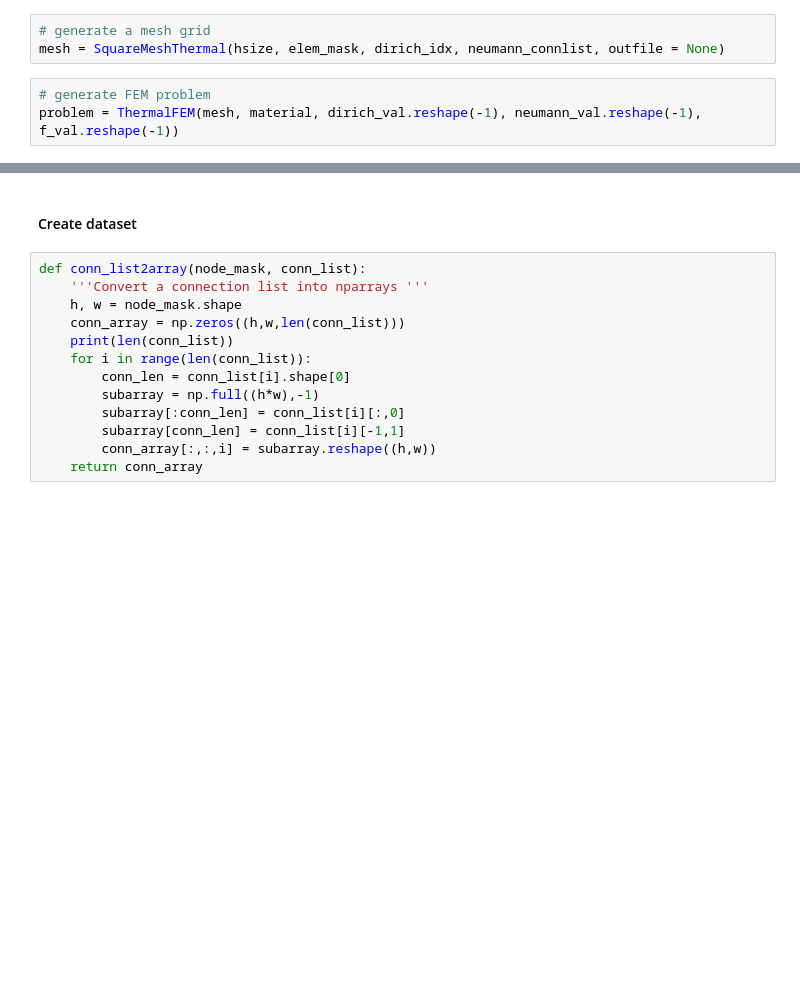
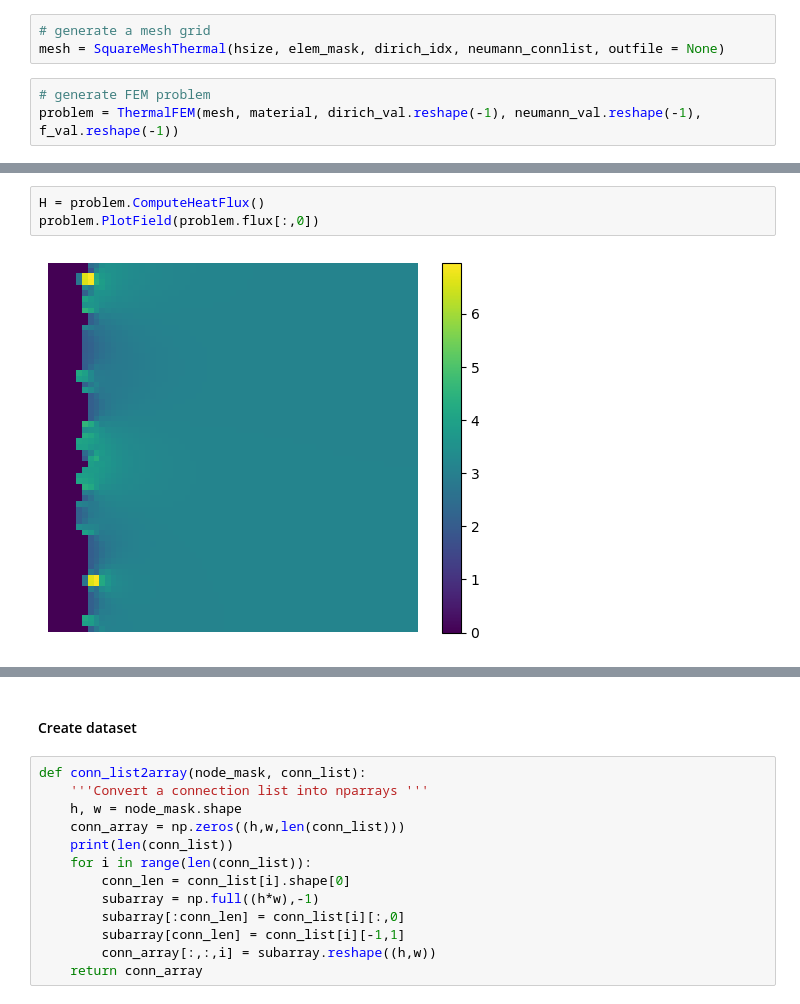
Before and after one commit to ymlasu/MFEA-Net, a Jupyter notebook: data/thermal_Ti64.ipynb, the cells around one changed output, grey strips where cells are left out. Drawn from its saved outputs; the diff is of its cells as text; blank space fills up the shorter version.

```diff
--- a/data/thermal_Ti64.ipynb
+++ b/data/thermal_Ti64.ipynb
@@ -104 +120,6 @@ problem.PlotField()
+# %%
+H = problem.ComputeHeatFlux()
+problem.PlotField(problem.flux[:,0])
+# %% [output]
+[figure, added]
 # %%
```
Also changed, not shown: parts of 7 cells of this notebook, 2 other files.
